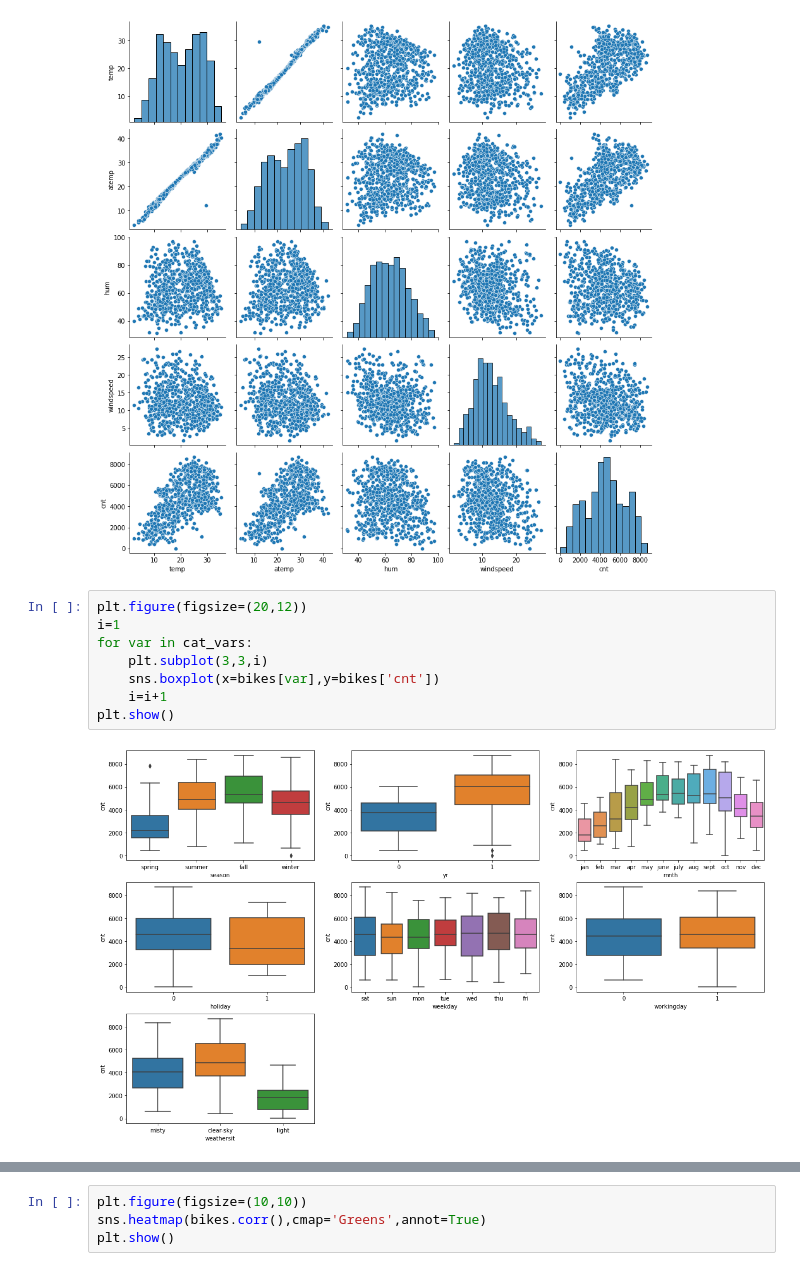
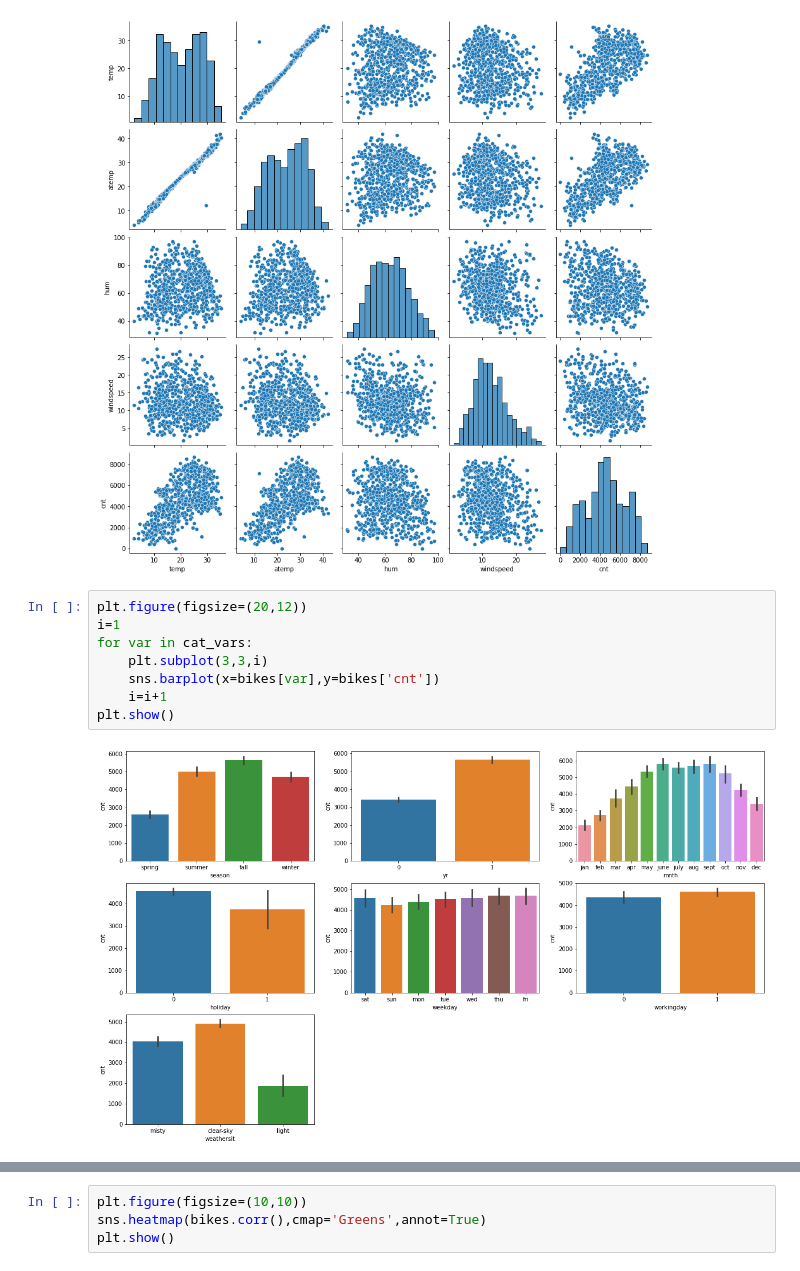
Before and after one commit to m-sukumar/BikeSharingAssignment, a Jupyter notebook: BikeSharing_Assignment.ipynb, the cells around one changed output, grey strips where cells are left out. Cells and saved outputs as stored; diff of their text form.

```diff
--- a/BikeSharing_Assignment.ipynb
+++ b/BikeSharing_Assignment.ipynb
@@ -233,10 +233,10 @@ plt.show()
 # %%
 plt.figure(figsize=(20,12))
 i=1
 for var in cat_vars:
     plt.subplot(3,3,i)
-    sns.boxplot(x=bikes[var],y=bikes['cnt'])
+    sns.barplot(x=bikes[var],y=bikes['cnt'])
     i=i+1
 plt.show()
 # %% [output]
-[figure, old version]
+[figure, new version]
```
Also changed, not shown: parts of 20 cells of this notebook.
